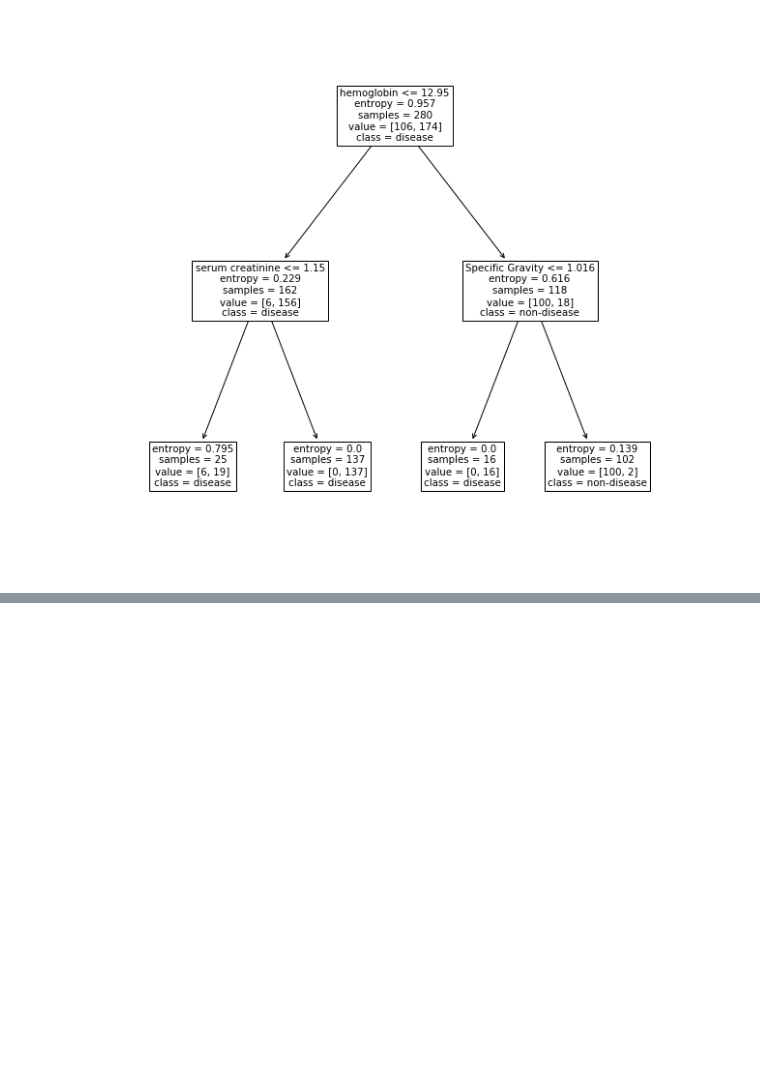
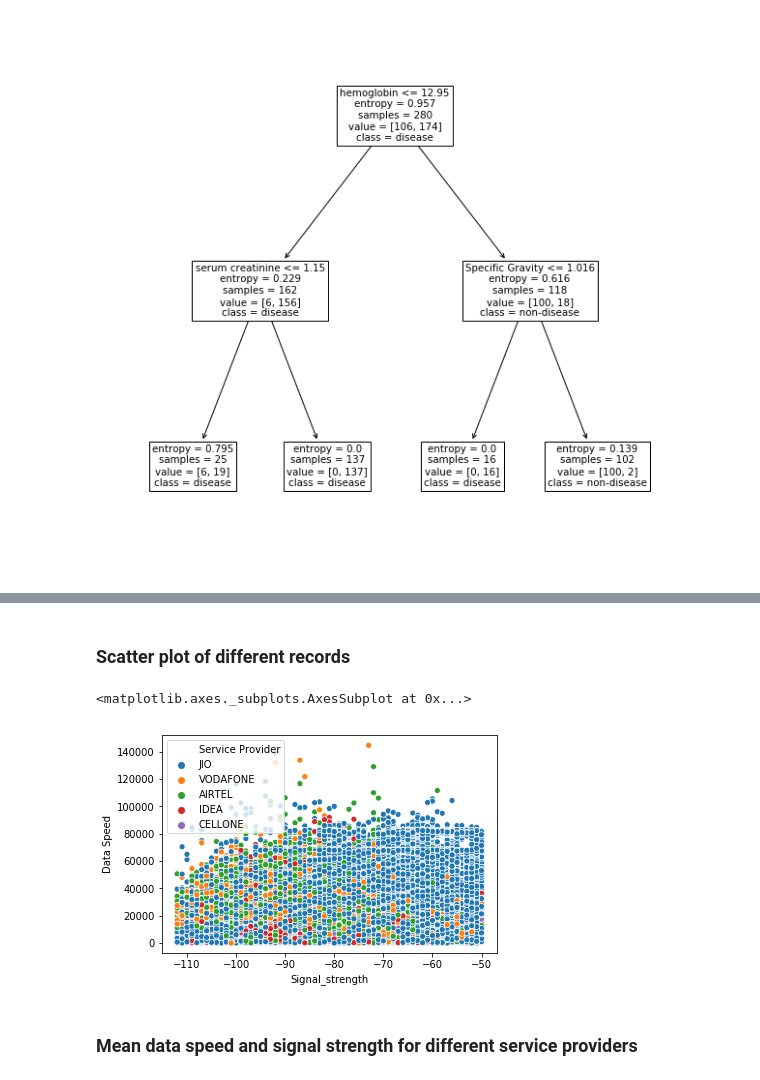
Before and after one commit to nidhin-koshy/Notebooks, a Jupyter notebook: DataHandling.ipynb, the cells around one changed output, grey strips where cells are left out. Saved outputs shown, nothing was run; the diff lists cells and outputs as text; code cells hidden in the pictures; blank space fills up the shorter version.

```diff
--- a/DataHandling.ipynb
+++ b/DataHandling.ipynb
@@ -307,0 +340,6 @@ Classification score =  0.9916666666666667
+# %%
+import pandas as pd
+df_myspeed = pd.read_csv('https://myspeed.trai.gov.in/download/may19_publish.csv')
+print("Size of Dataset = ", df_myspeed.shape)
+df_myspeed.columns=['Service Provider',	'Technology',	'Test_type',	'Data Speed',	'Signal_strength',	'LSA'] # Name columns
+df_myspeed[:5]
@@ -307,0 +354,4 @@ Classification score =  0.9916666666666667
+# %%
+print(df_myspeed.dtypes)
+df_myspeed[['Signal_strength']] = df_myspeed[['Signal_strength']].apply(pd.to_numeric,errors='coerce') #convert all entries to numeric values
+print(df_myspeed.dtypes)
@@ -307,0 +410,8 @@ Classification score =  0.9916666666666667
+# %%
+df_myspeed.dropna(inplace=True) #Lets drop records with missing data
+#print(df_myspeed.isna().any()) # display if any column have nan values
+df_myspeed_4G_download = df_myspeed[(df_myspeed['Test_type']=='download') & (df_myspeed['Technology']=='4G')] # Filter only download records
+#print(df_myspeed_4G_download.head())
+#print(df_myspeed_4G_download.dtypes)
+#print("Number of download records = ", df_myspeed_4G_download.shape)
+df_myspeed_4G_download.describe()
@@ -307,0 +428,10 @@ Classification score =  0.9916666666666667
+# %% [markdown]
+### Scatter plot of different records
+# %%
+import seaborn as sns
+sns.scatterplot(x=df_myspeed_4G_download['Signal_strength'],y=df_myspeed_4G_download['Data Speed'],hue=df_myspeed_4G_download['Service Provider'])
+# %% [output]
+<matplotlib.axes._subplots.AxesSubplot at 0x...>
+[figure, added]
+# %% [markdown]
+### Mean data speed and signal strength for different service providers
```
Also changed, not shown: parts of 19 cells of this notebook.
